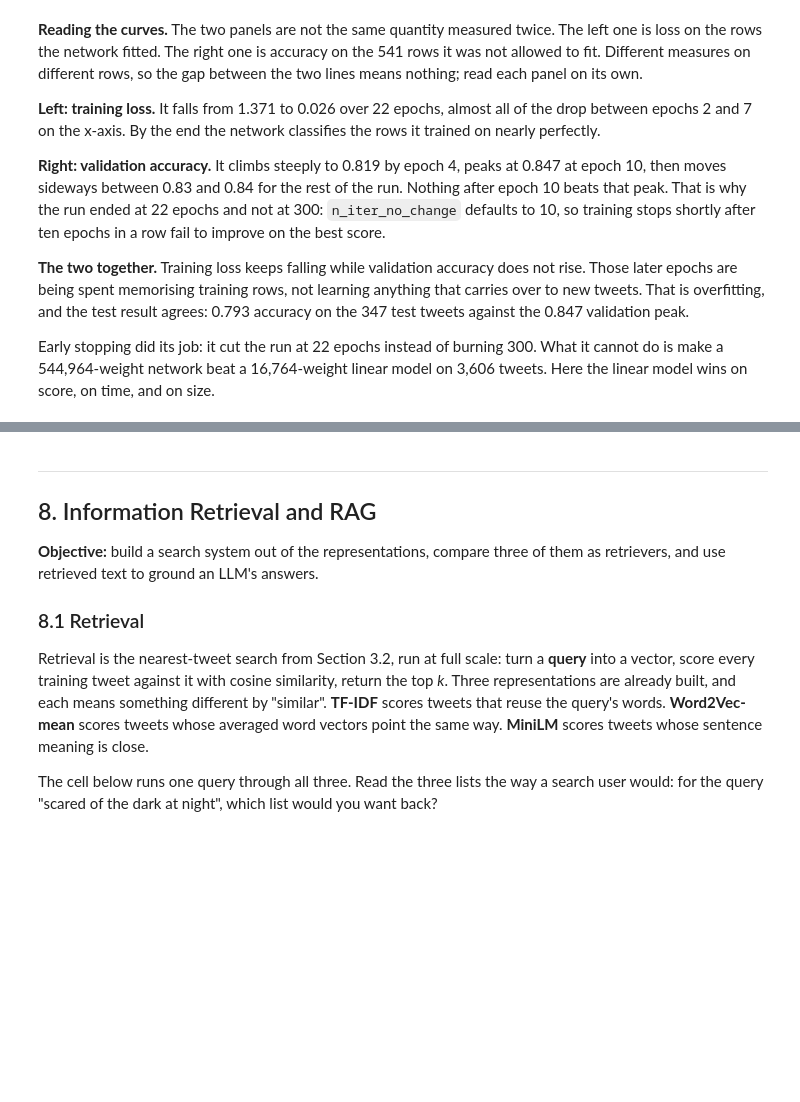
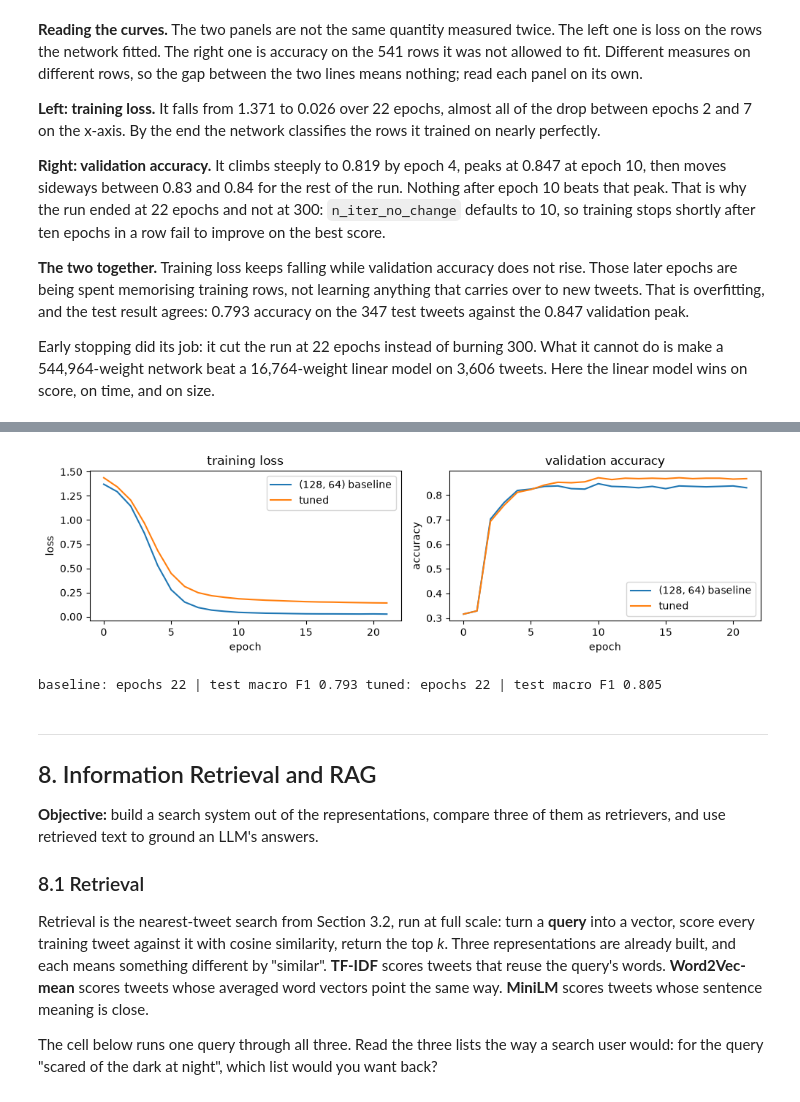
Before and after one commit to he19990330/DM2026-Lab2-Exercise, a Jupyter notebook: DM2026-Lab2-Master.ipynb, the cells around one changed output, grey strips where cells are left out. Cells and saved outputs as stored; diff of their text form; code cells hidden in the pictures; blank space fills up the shorter version.

```diff
--- a/DM2026-Lab2-Master.ipynb
+++ b/DM2026-Lab2-Master.ipynb
@@ -1673,24 +1751,44 @@ The figure below shows the layout to aim for, comparing `(128, 64)` with a singl
 ![Training loss and validation accuracy for two architectures](./pics/train_valid.png)
 # %%
 # Starter: the plotting half of Exercise 10. The model change is yours to make.
+mlp_tfidf_2 = MLPClassifier(
+    hidden_layer_sizes=(128, 64),
+    max_iter=300,
+    early_stopping=True,
+    alpha=0.1,  # modified, from 1e-4 to 1e-1
+    validation_fraction=0.15,
+    random_state=SEED
+)
+
+mlp_tfidf_2.fit(X_train_tfidf, y_train)
 
 def plot_curves(models):
     '''Overlay the two training curves for one or more fitted MLPs.
     `models` is a dict of {label: fitted MLPClassifier}.'''
     fig, axes = plt.subplots(1, 2, figsize=(10, 3))
     for label, m in models.items():
         axes[0].plot(m.loss_curve_, label=label)
         # validation_scores_ is None when the model was fitted with early_stopping=False
         if getattr(m, "validation_scores_", None) is not None:
             axes[1].plot(m.validation_scores_, label=label)
     axes[0].set_title("training loss"); axes[0].set_xlabel("epoch"); axes[0].set_ylabel("loss")
     axes[1].set_title("validation accuracy"); axes[1].set_xlabel("epoch"); axes[1].set_ylabel("accuracy")
     axes[0].legend(); axes[1].legend()
     plt.tight_layout(); plt.show()
 
 # The baseline on its own, so you can see the helper working. Fit your changed
 # model, add it to the dict, and call plot_curves again with both entries.
-plot_curves({"(128, 64) baseline": mlp_tfidf})
-print("baseline: epochs", len(mlp_tfidf.loss_curve_),
-      "| test macro F1", round(evaluate(y_test, mlp_tfidf.predict(X_test_tfidf))["macro_f1"], 3))
+plot_curves({
+    "(128, 64) baseline": mlp_tfidf,
+    "tuned": mlp_tfidf_2
+})
+print(
+    "baseline: epochs", len(mlp_tfidf.loss_curve_),
+    "| test macro F1", round(evaluate(y_test, mlp_tfidf.predict(X_test_tfidf))["macro_f1"], 3),
+    "tuned: epochs", len(mlp_tfidf_2.loss_curve_),
+    "| test macro F1", round(evaluate(y_test, mlp_tfidf_2.predict(X_test_tfidf))["macro_f1"], 3),
+)
+# %% [output]
+[figure, added]
+baseline: epochs 22 | test macro F1 0.793 tuned: epochs 22 | test macro F1 0.805
 # %%
```
Also changed, not shown: parts of 16 cells of this notebook.
